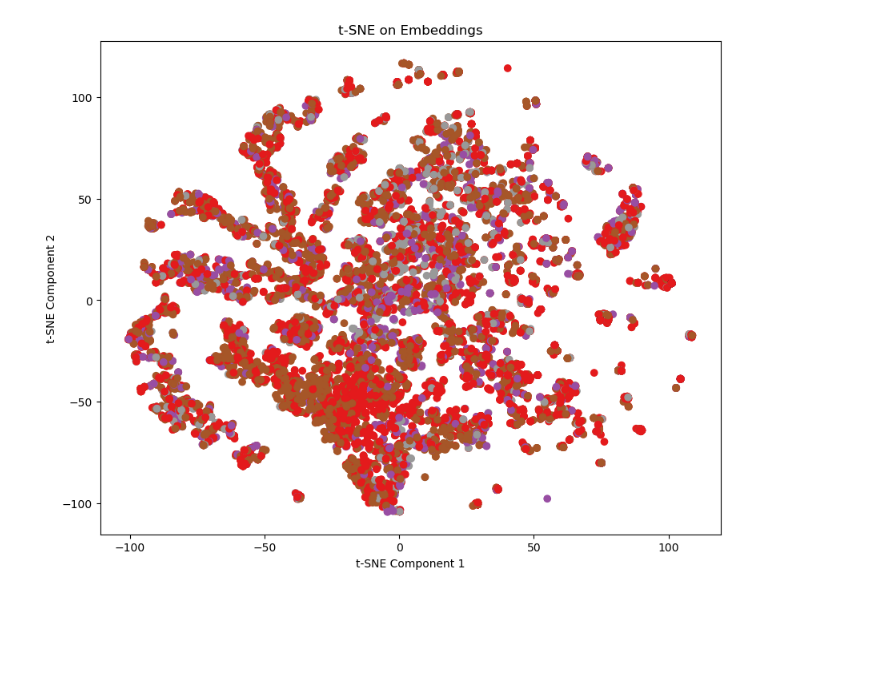
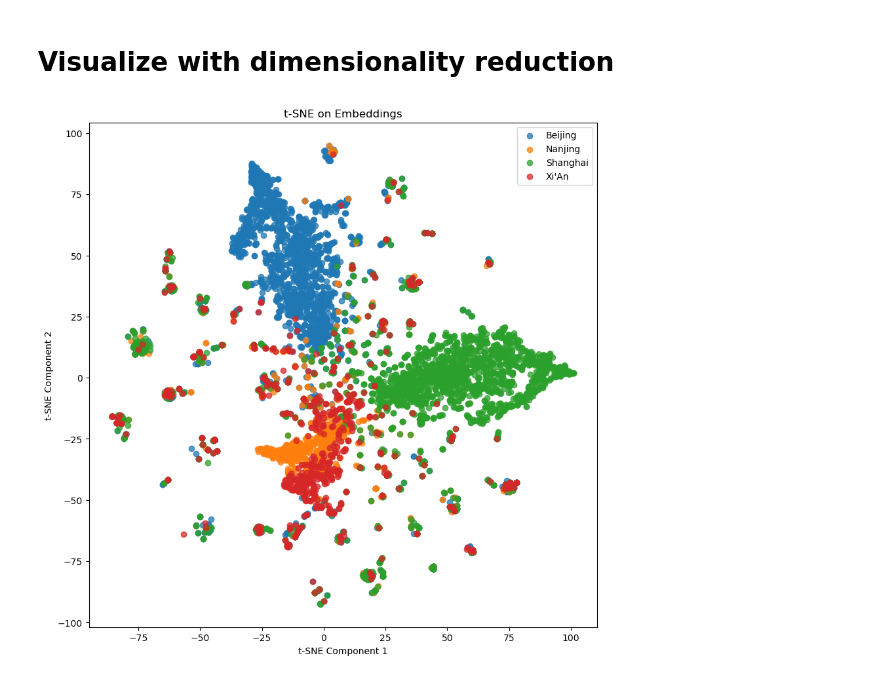
Before and after one commit to JakobLindscheid/UC-project, a Jupyter notebook: contrastive_learning.ipynb, the cells around one changed output. Saved outputs shown, nothing was run; the diff lists cells and outputs as text; code cells hidden in the pictures; blank space fills up the shorter version.

```diff
--- a/contrastive_learning.ipynb
+++ b/contrastive_learning.ipynb
@@ -49,6 +60,24 @@ class ContrastiveLoss(nn.Module):
         # Combine losses
         loss = torch.mean(positive_loss + negative_loss)
         return loss
+# %%
+class SupConLoss(nn.Module):
+    def __init__(self, temperature=1.0):
+        super(SupConLoss, self).__init__()
+        self.temperature = temperature
+
+    def forward(self, output, labels):
+        label = (labels[None, :] == labels[:, None]).float() # <batch_size, batch_size>
+        label -= torch.eye(label.size(0))
+
+        # Compute cosine similarity
+        similarity = nn.functional.cosine_similarity(output[None,:,:], output[:,None,:], dim=-1) # <batch_size, batch_size>
+        dividend = torch.exp(label * similarity / self.temperature) # for each sample keep similarity with positive samples
+        divisor = torch.exp((similarity - torch.eye(similarity.size(0))) / self.temperature).sum(1) # for each sample sum similarity with all samples
+
+        loss = -torch.log(dividend / divisor).sum() / label.sum()
+
+        return loss
 # %%
 class Encoder(nn.Module):
     def __init__(self, input_dim, embedding_dim):
@@ -99,6 +134,8 @@ try:
 finally:
     pbar.close()
     writer.close()
+# %% [markdown]
+# Visualize with dimensionality reduction
 # %%
 with torch.no_grad():
     embeddings = torch.tensor([])
@@ -107,21 +144,3 @@ with torch.no_grad():
         embeddings = torch.cat((embeddings, encoder(batch_data)))
         labels += batch_labels
     labels = torch.tensor(labels)
-# %%
-from sklearn.manifold import TSNE
-
-import matplotlib.pyplot as plt
-
-# Perform t-SNE
-tsne = TSNE(n_components=2, random_state=42)
-embeddings_2d = tsne.fit_transform(embeddings.detach().numpy())
-
-# Plot the t-SNE results
-plt.figure(figsize=(10, 8))
-plt.scatter(embeddings_2d[:, 0], embeddings_2d[:, 1], c=labels, cmap='Set1')
-plt.title('t-SNE on Embeddings')
-plt.xlabel('t-SNE Component 1')
-plt.ylabel('t-SNE Component 2')
-plt.show()
-# %% [output]
-[figure, removed]
@@ -138,0 +151,13 @@ balanced_labels = labels[indices]
+# %%
+# Plot the t-SNE results
+fig, ax = plt.subplots(figsize=(10, 10))
+for l in labels.unique():
+    ax.scatter(embeddings_2d[labels == l, 0], embeddings_2d[labels == l, 1], label=list(full_loader.dataset.label_mapping.keys())[l], alpha=0.75)
+ax.set_title('t-SNE on Embeddings')
+ax.set_xlabel('t-SNE Component 1')
+ax.set_ylabel('t-SNE Component 2')
+ax.legend()
+
+plt.show()
+# %% [output]
+[figure, added]
```
Also changed, not shown: parts of 13 cells of this notebook, 3 other files.
